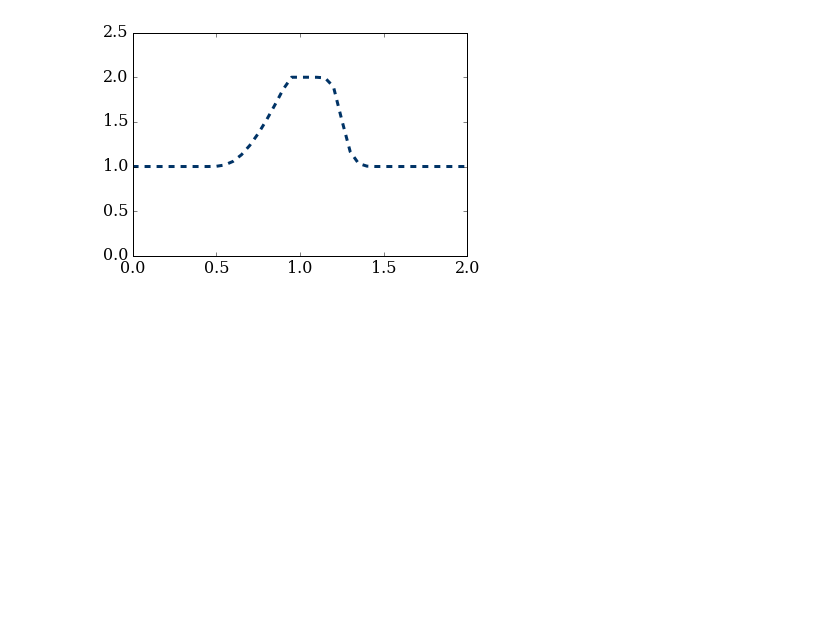
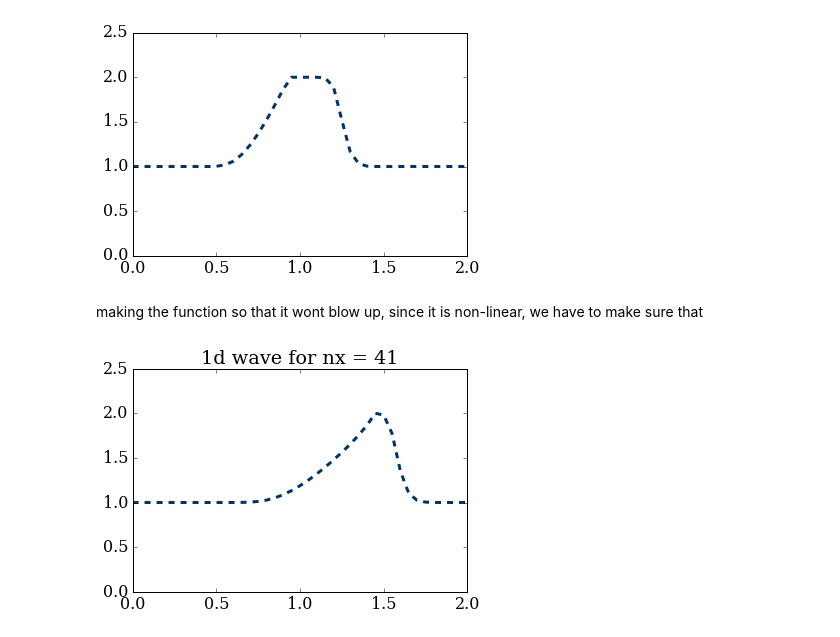
Before and after one commit to morrill/-mae6286, a Jupyter notebook: module_2/lesson_1.ipynb, the cells around one changed output. Drawn from its saved outputs; the diff is of its cells as text; code cells hidden in the pictures; blank space fills up the shorter version.

Commit message:
added function for nonlinear wave equation making it so that sigma accounts for not having a constant wave speed c

```diff
--- a/module_2/lesson_1.ipynb
+++ b/module_2/lesson_1.ipynb
@@ -130,3 +130,33 @@ plt.plot(x,u,color='#003366',ls='--',lw=3)
 plt.ylim(0,2.5);
 # %% [output]
 [figure]
+# %% [markdown]
+making the function so that it wont blow up, since it is non-linear, we have to make sure that
+# %%
+def wave1d_nonlin(nx):
+    u = np.ones(nx)             # boundary condition
+    x = np.linspace(0,2,nx)
+    lbound = np.where(x >= 0.5) # lower boundary
+    ubound = np.where(x <= 1)   # upper boundary
+    u[np.intersect1d(lbound,ubound)]=2 # initial condition
+
+    #nx = 101       # number of spatial grid points
+    dx = 2/(nx-1)   # distance between any pair of grid points
+    nt = 20         # number of time steps
+    sigma = 0.9
+    dt = sigma*dx/u.max() # time step
+
+    for n in range(1,nt):
+        un = u.copy()
+        u[1:] = un[1:] - un[1:]*dt/dx*(un[1:] - un[0:-1])
+        u[0] = 1.0
+
+    plt.plot(x, u, color='#003366', ls='--', lw=3)
+    plt.title('1d wave for nx = %.0f' % nx)
+    plt.ylim(0,2.5)
+    #plt.xlim(0,nt+10);
+    return
+# %%
+wave1d_nonlin(41)
+# %% [output]
+[figure, added]
```
Also changed, not shown: parts of 1 cell of this notebook.
